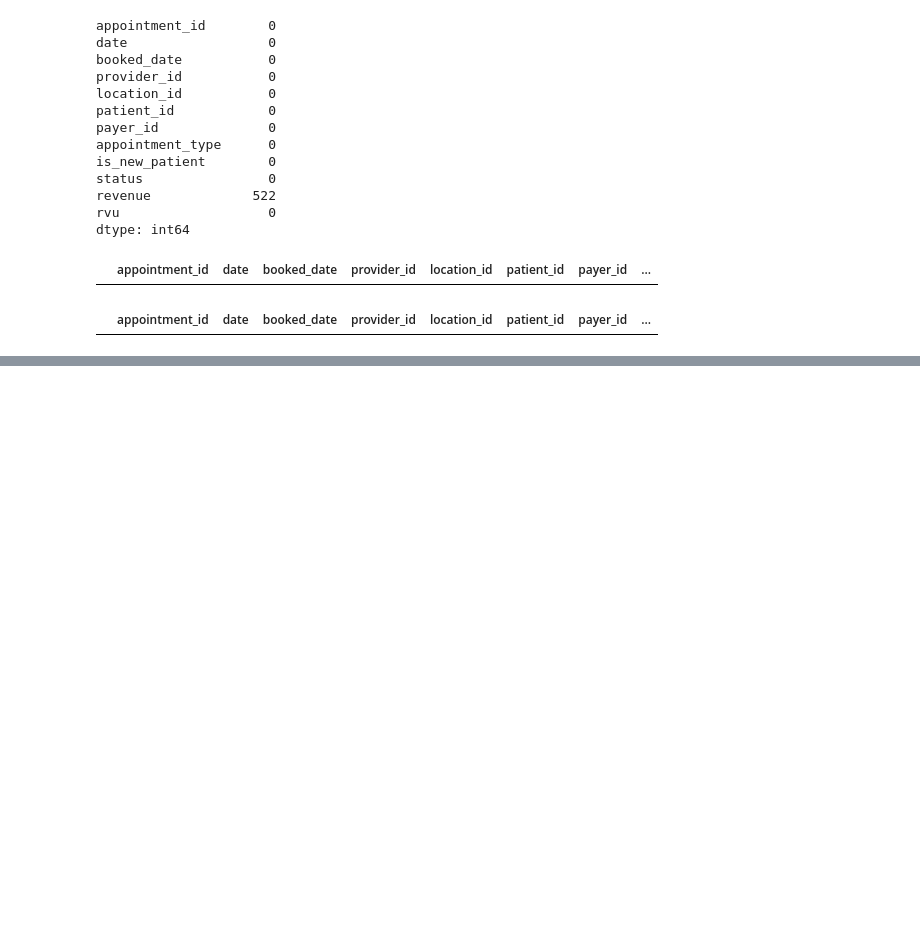
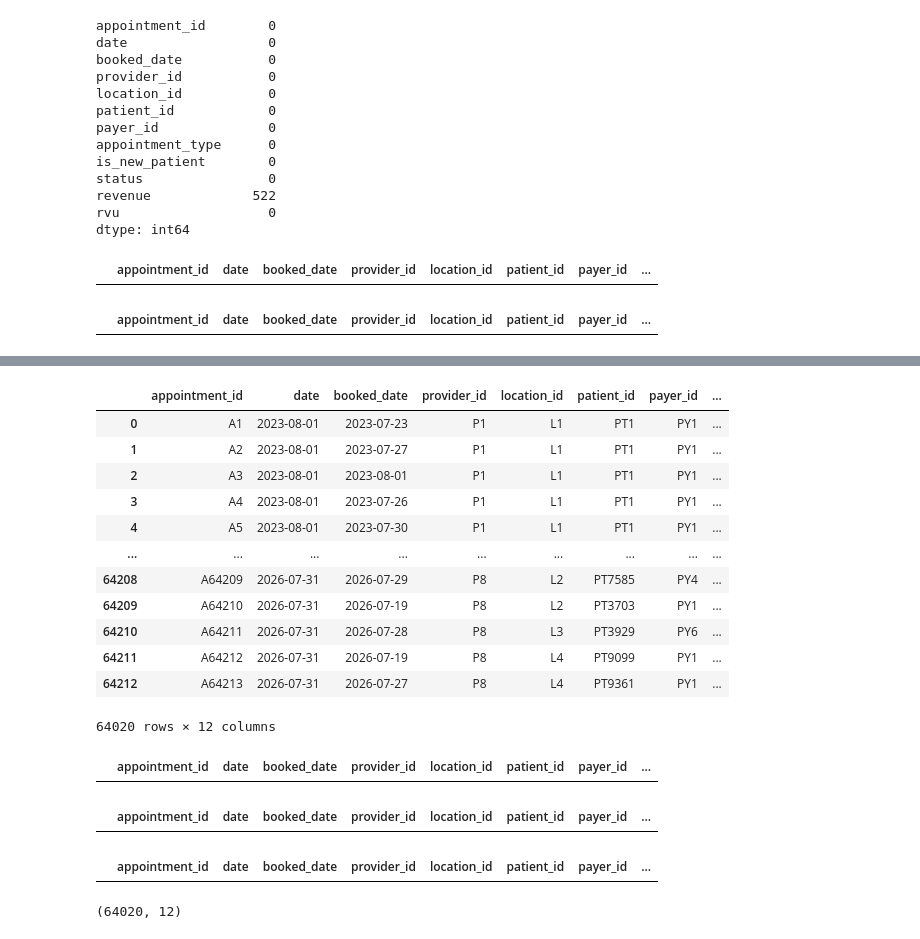
Before and after one commit to imtimtam/ortho-dashboard, a Jupyter notebook: notebook/data_cleaning.ipynb, the cells around one changed output, grey strips where cells are left out. Saved outputs shown, nothing was run; the diff lists cells and outputs as text; code cells hidden in the pictures; blank space fills up the shorter version.

```diff
--- a/notebook/data_cleaning.ipynb
+++ b/notebook/data_cleaning.ipynb
@@ -84,0 +147,33 @@ appointments_df.shape # 64534 -> 64140
+# %%
+appointments_df = appointments_df[appointments_df['provider_id'].isin(set(providers_df['provider_id']))]
+appointments_df # 64213 -> 64020
+# %% [output]
+|  | appointment_id | date | booked_date | provider_id | location_id | patient_id | payer_id | ... |
+| 0 | A1 | 2023-08-01 | 2023-07-23 | P1 | L1 | PT1 | PY1 | ... |
+| 1 | A2 | 2023-08-01 | 2023-07-27 | P1 | L1 | PT1 | PY1 | ... |
+| 2 | A3 | 2023-08-01 | 2023-08-01 | P1 | L1 | PT1 | PY1 | ... |
+| 3 | A4 | 2023-08-01 | 2023-07-26 | P1 | L1 | PT1 | PY1 | ... |
+| 4 | A5 | 2023-08-01 | 2023-07-30 | P1 | L1 | PT1 | PY1 | ... |
+| ... | ... | ... | ... | ... | ... | ... | ... | ... |
+| 64208 | A64209 | 2026-07-31 | 2026-07-29 | P8 | L2 | PT7585 | PY4 | ... |
+| 64209 | A64210 | 2026-07-31 | 2026-07-19 | P8 | L2 | PT3703 | PY1 | ... |
+| 64210 | A64211 | 2026-07-31 | 2026-07-28 | P8 | L3 | PT3929 | PY6 | ... |
+| 64211 | A64212 | 2026-07-31 | 2026-07-19 | P8 | L4 | PT9099 | PY1 | ... |
+| 64212 | A64213 | 2026-07-31 | 2026-07-27 | P8 | L4 | PT9361 | PY1 | ... |
+64020 rows × 12 columns
+# %%
+appointments_df[~appointments_df['location_id'].isin(set(locations_df['location_id']))]
+# %% [output]
+|  | appointment_id | date | booked_date | provider_id | location_id | patient_id | payer_id | ... |
+# %%
+appointments_df[~appointments_df['patient_id'].isin(set(patients_df['patient_id']))]
+# %% [output]
+|  | appointment_id | date | booked_date | provider_id | location_id | patient_id | payer_id | ... |
+# %%
+appointments_df[~appointments_df['payer_id'].isin(set(payers_df['payer_id']))]
+# %% [output]
+|  | appointment_id | date | booked_date | provider_id | location_id | patient_id | payer_id | ... |
+# %%
+appointments_df.shape
+# %% [output]
+(64020, 12)
```
Also changed, not shown: parts of 8 cells of this notebook.
